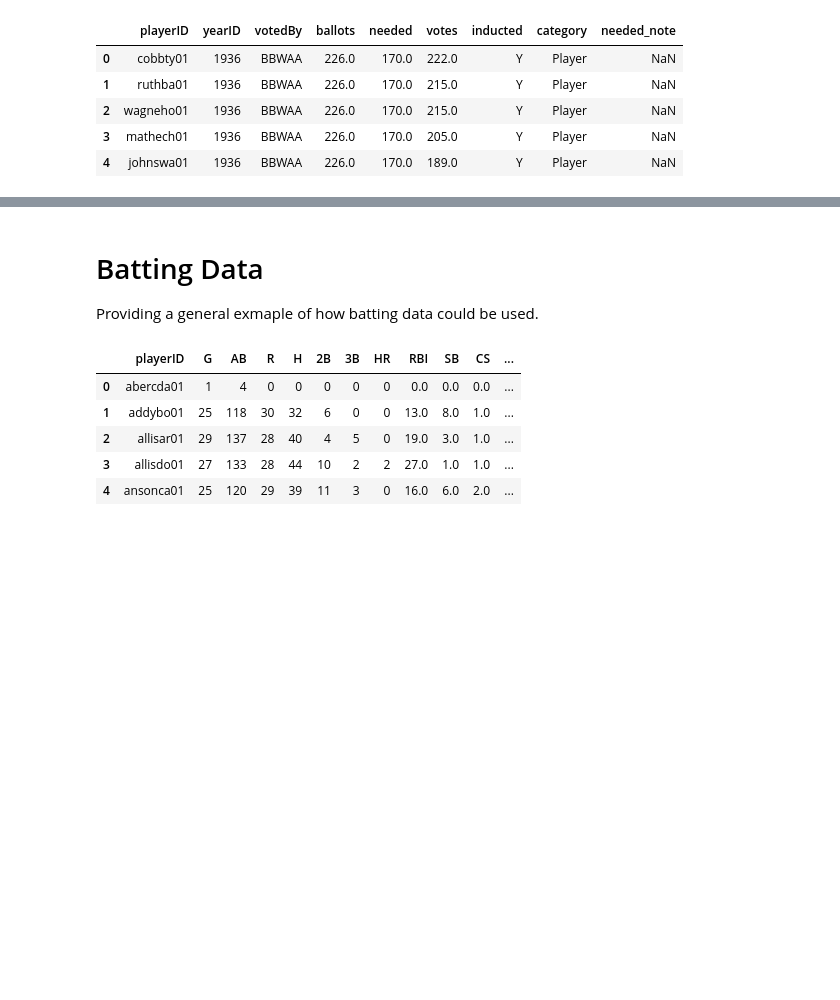
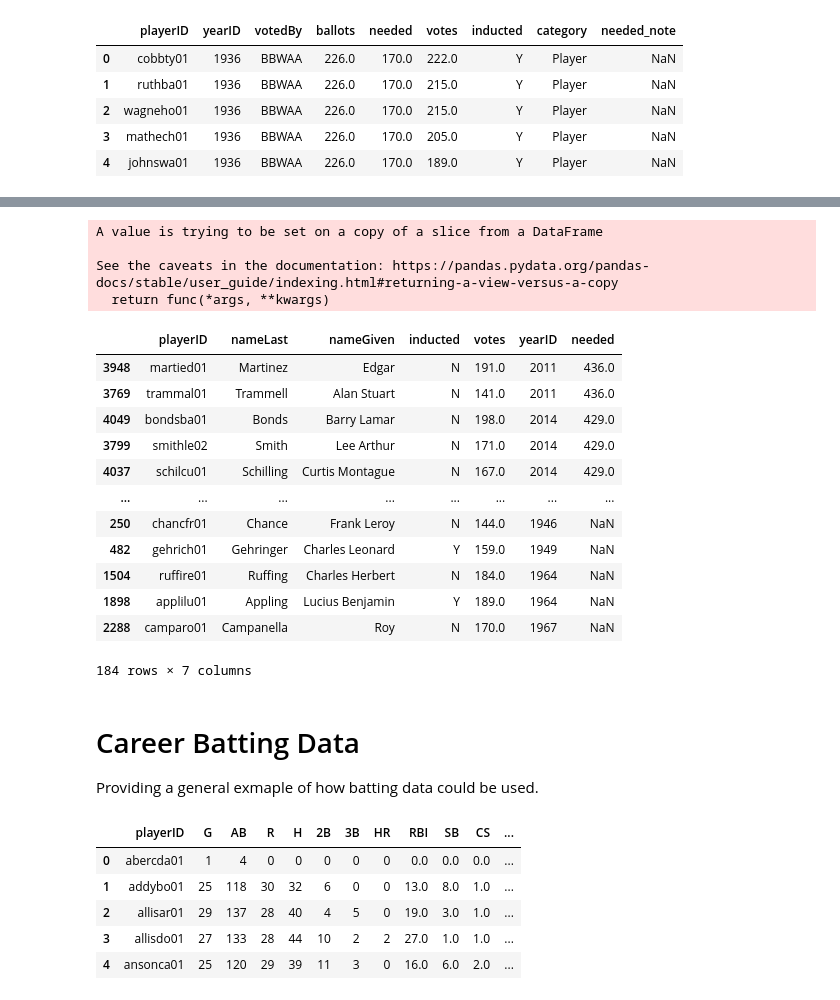
Before and after one commit to sting0312/GoldenGloves, a Jupyter notebook: golden-gloves.ipynb, the cells around one changed output, grey strips where cells are left out. Saved outputs shown, nothing was run; the diff lists cells and outputs as text; code cells hidden in the pictures; blank space fills up the shorter version.

```diff
--- a/golden-gloves.ipynb
+++ b/golden-gloves.ipynb
@@ -51,5 +59,28 @@ hof_merged_df.head()
+# %%
+# Narrowing down dataset to those that barely made/missed HOF status
+temp_df = hof_merged_df.loc[(hof_merged_df['votes'] > 140) & (hof_merged_df['votes'] < 200)]
+temp_df.sort_values('needed', ascending=False, inplace=True)
+temp_df
+# %% [output]
+A value is trying to be set on a copy of a slice from a DataFrame
+
+See the caveats in the documentation: https://pandas.pydata.org/pandas-docs/stable/user_guide/indexing.html#returning-a-view-versus-a-copy
+  return func(*args, **kwargs)
+|  | playerID | nameLast | nameGiven | inducted | votes | yearID | needed |
+| 3948 | martied01 | Martinez | Edgar | N | 191.0 | 2011 | 436.0 |
+| 3769 | trammal01 | Trammell | Alan Stuart | N | 141.0 | 2011 | 436.0 |
+| 4049 | bondsba01 | Bonds | Barry Lamar | N | 198.0 | 2014 | 429.0 |
+| 3799 | smithle02 | Smith | Lee Arthur | N | 171.0 | 2014 | 429.0 |
+| 4037 | schilcu01 | Schilling | Curtis Montague | N | 167.0 | 2014 | 429.0 |
+| ... | ... | ... | ... | ... | ... | ... | ... |
+| 250 | chancfr01 | Chance | Frank Leroy | N | 144.0 | 1946 | NaN |
+| 482 | gehrich01 | Gehringer | Charles Leonard | Y | 159.0 | 1949 | NaN |
+| 1504 | ruffire01 | Ruffing | Charles Herbert | N | 184.0 | 1964 | NaN |
+| 1898 | applilu01 | Appling | Lucius Benjamin | Y | 189.0 | 1964 | NaN |
+| 2288 | camparo01 | Campanella | Roy | N | 170.0 | 1967 | NaN |
+184 rows × 7 columns
 # %% [markdown]
-# Batting Data
+# Career Batting Data
 Providing a general exmaple of how batting data could be used.
 # %%
 # Importing data
```
Also changed, not shown: parts of 16 cells of this notebook.
